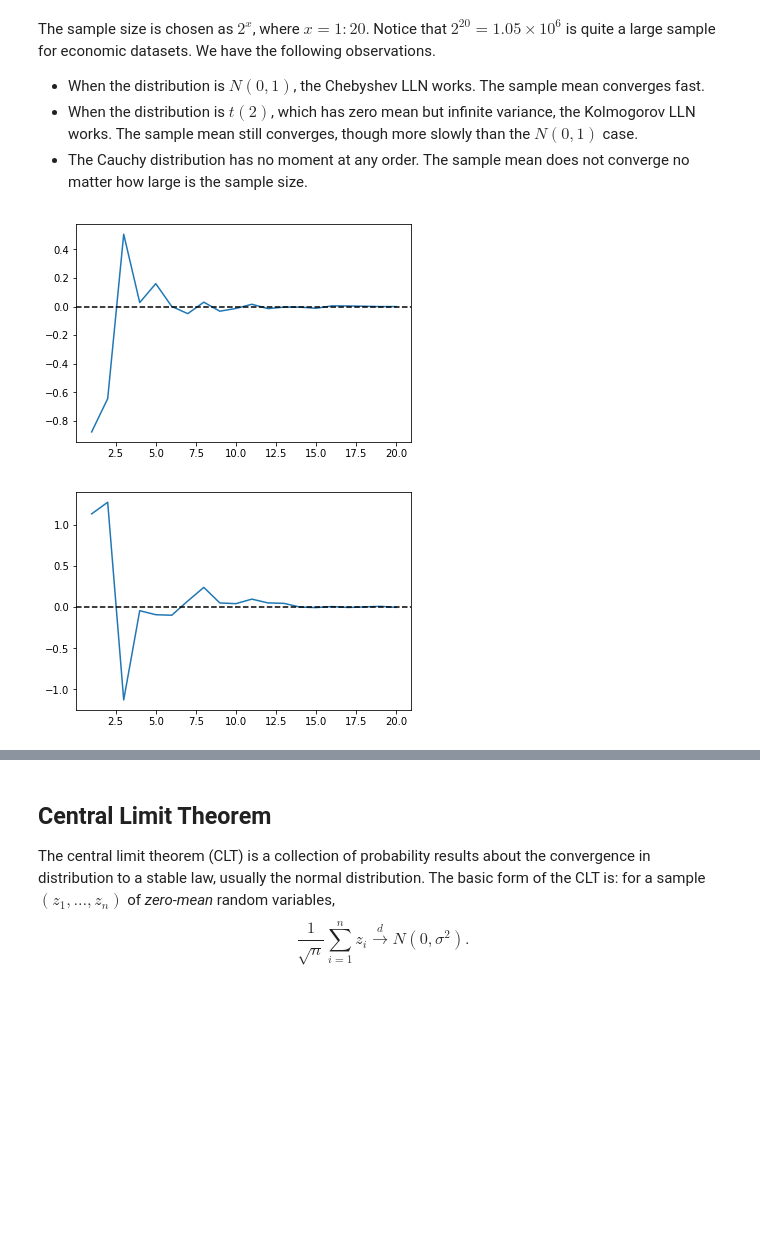
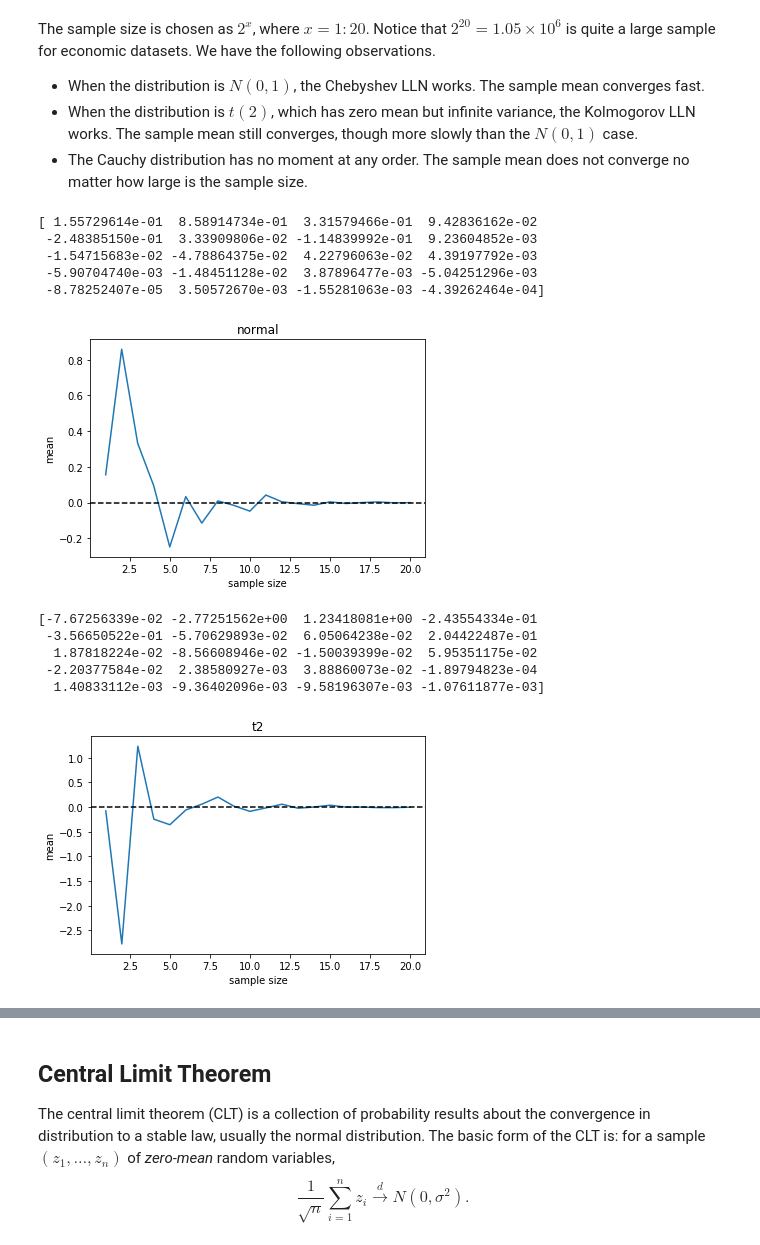
Before and after one commit to zhentaoshi/Econ5121A, a Jupyter notebook: lec_notes_ipynb/py_asym.ipynb, the cells around one changed output, grey strips where cells are left out. Cells and saved outputs as stored; diff of their text form; code cells hidden in the pictures; blank space fills up the shorter version.

```diff
--- a/lec_notes_ipynb/py_asym.ipynb
+++ b/lec_notes_ipynb/py_asym.ipynb
@@ -40,6 +40,8 @@ def LLN_plot(distribution):
 
   plt.plot(range(1,y_bar.size+1), y_bar)
   plt.axhline(0, color = 'black', linestyle = 'dashed')
+  plt.title(distribution); plt.xlabel("sample size"); plt.ylabel("mean")
+
 
   return y_bar
 # %% [markdown]
@@ -51,11 +53,21 @@ The sample size is chosen as $2^x$, where $x=1:20$. Notice that $2^{20}=1.05\tim
 # %%
 NN = 2 ** np.arange(1, 21)
 
-l1 = LLN_plot("normal")
+l1 = LLN_plot("normal");print(l1)
 # %% [output]
+[ 1.55729614e-01  8.58914734e-01  3.31579466e-01  9.42836162e-02
+ -2.48385150e-01  3.33909806e-02 -1.14839992e-01  9.23604852e-03
+ -1.54715683e-02 -4.78864375e-02  4.22796063e-02  4.39197792e-03
+ -5.90704740e-03 -1.48451128e-02  3.87896477e-03 -5.04251296e-03
+ -8.78252407e-05  3.50572670e-03 -1.55281063e-03 -4.39262464e-04]
-[figure, old version]
+[figure, new version]
 # %%
-l2 = LLN_plot("t2")
+l2 = LLN_plot("t2"); print(l2)
 # %% [output]
+[-7.67256339e-02 -2.77251562e+00  1.23418081e+00 -2.43554334e-01
+ -3.56650522e-01 -5.70629893e-02  6.05064238e-02  2.04422487e-01
+  1.87818224e-02 -8.56608946e-02 -1.50039399e-02  5.95351175e-02
+ -2.20377584e-02  2.38580927e-03  3.88860073e-02 -1.89794823e-04
+  1.40833112e-03 -9.36402096e-03 -9.58196307e-03 -1.07611877e-03]
-[figure, old version]
+[figure, new version]
 # %%
```
Also changed, not shown: parts of 1 cell of this notebook, 1 other file.
